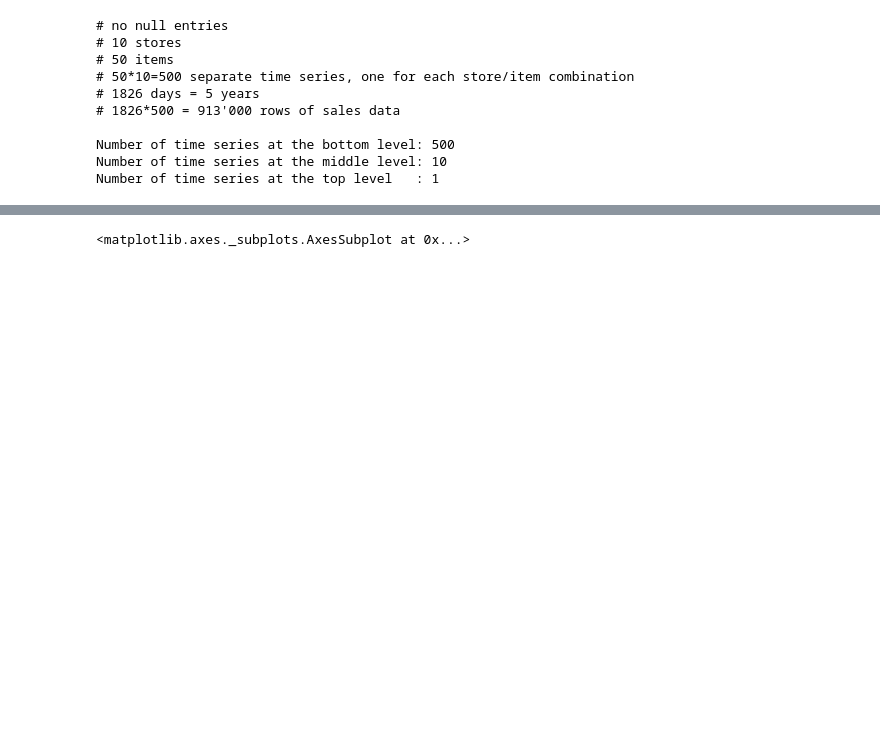
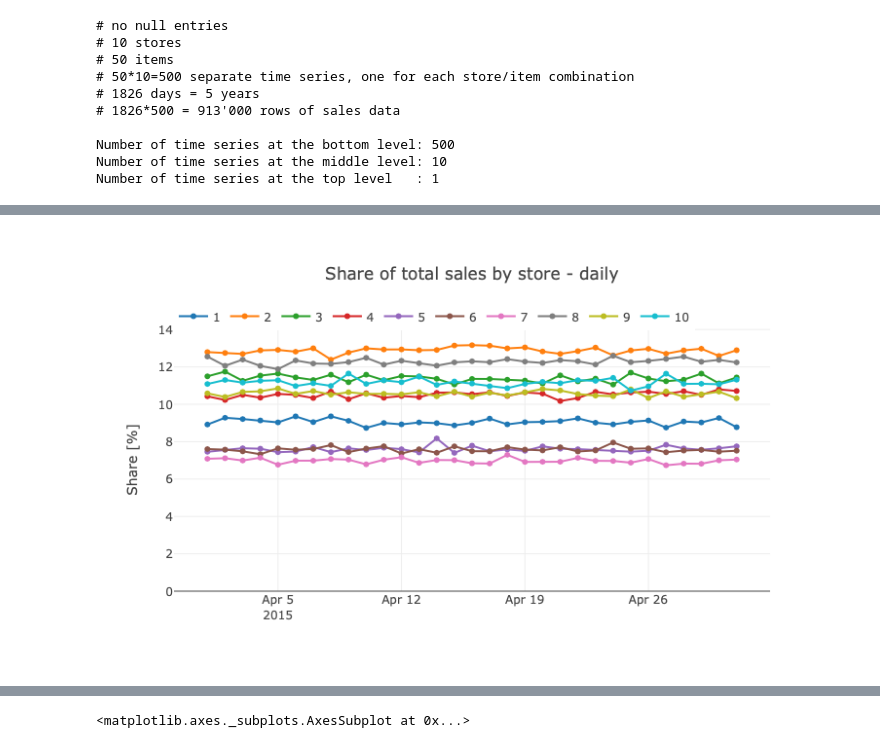
Before and after one commit to mangano/forecasting, a Jupyter notebook: store_item_demand.ipynb, the cells around one changed output, grey strips where cells are left out. Drawn from its saved outputs; the diff is of its cells as text; code cells hidden in the pictures; blank space fills up the shorter version.

```diff
--- a/store_item_demand.ipynb
+++ b/store_item_demand.ipynb
@@ -49,0 +70,8 @@ tree = HierarchyTree.from_nodes(hierarchy, df_h, root='total')
+# %%
+df_share_by_store = df_h[hierarchy['total']].divide(df_h['total'], axis=0)*100
+
+df_share_by_store = df_share_by_store['2015-04-01':'2015-05-01']
+bplot.plot_timeseries(df_share_by_store, labels=df_share_by_store.columns,
+                      title = 'Share of total sales by store - daily', ylabel='Share [%]')
+# %% [output]
+[figure, added]
```
Also changed, not shown: parts of 21 cells of this notebook.
